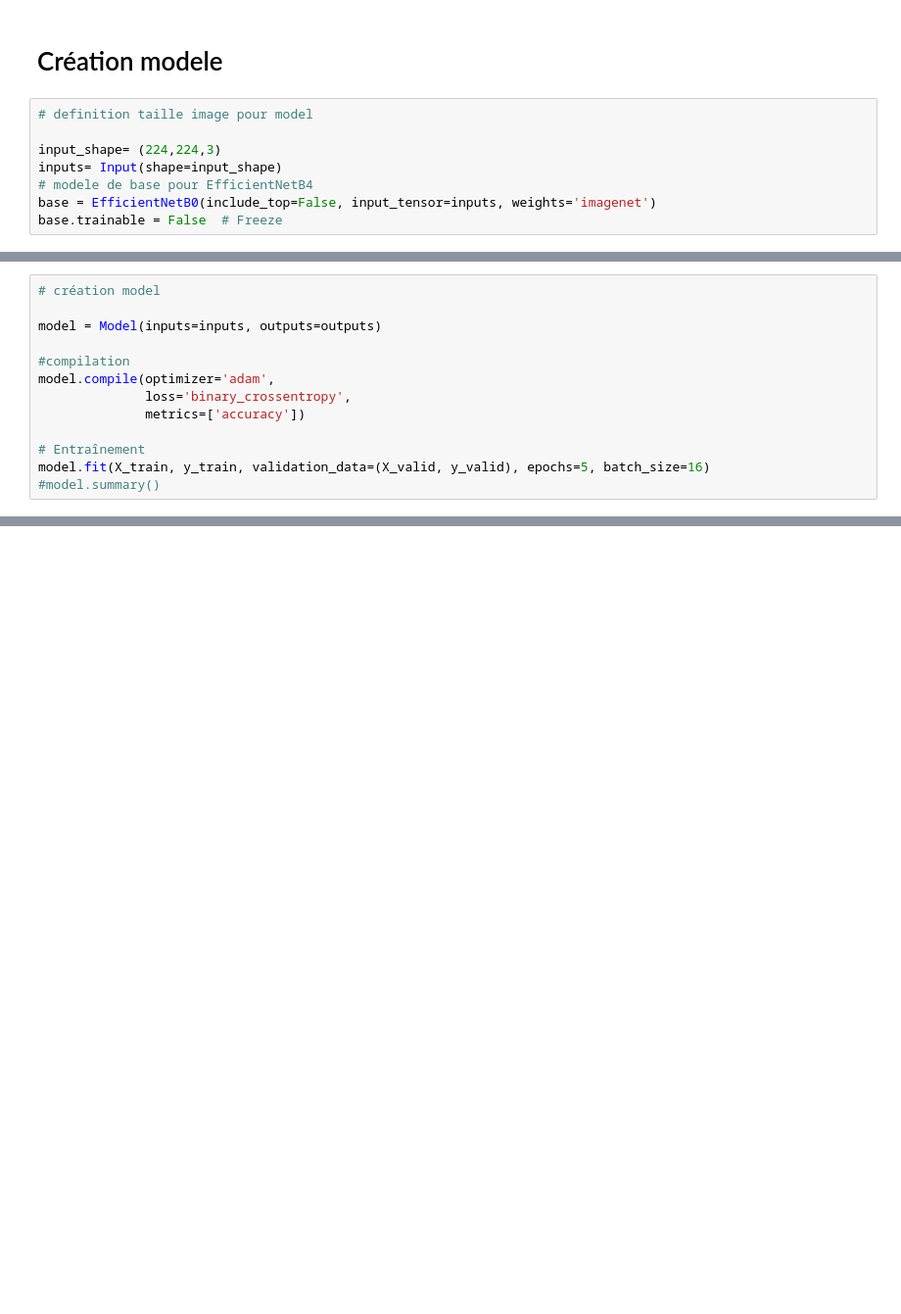
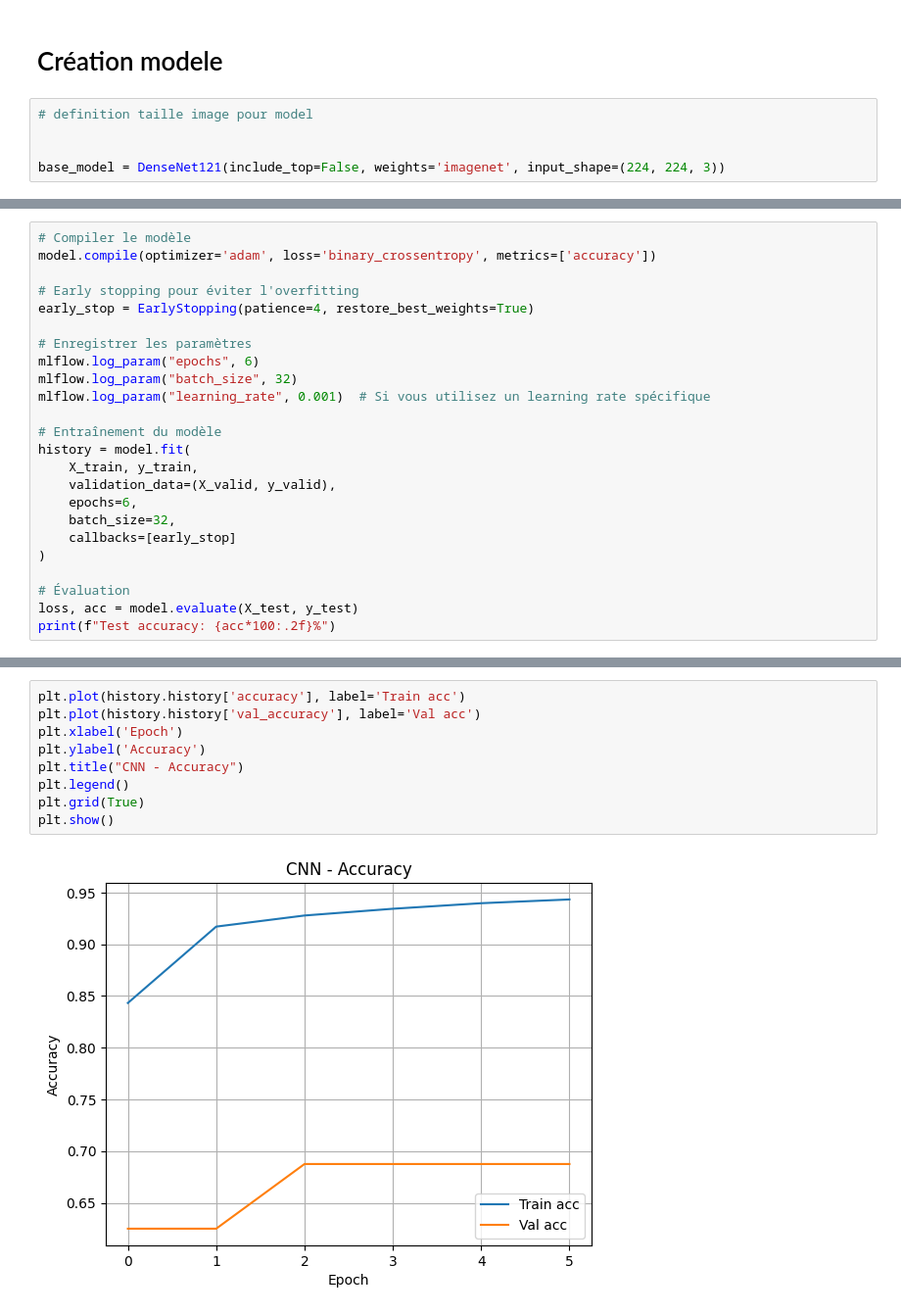
Before and after one commit to benjsant/MlFlow_medical_screen_CNN, a Jupyter notebook: transfer_learning.ipynb, the cells around one changed output, grey strips where cells are left out. Shown: that part at 98% size. Cells and saved outputs as stored; diff of their text form; blank space fills up the shorter version.

```diff
--- a/transfer_learning.ipynb
+++ b/transfer_learning.ipynb
@@ -131,8 +167,5 @@ X_valid /= 255.0
 # %%
 # definition taille image pour model
 
-input_shape= (224,224,3)
-inputs= Input(shape=input_shape)
-# modele de base pour EfficientNetB4
-base = EfficientNetB0(include_top=False, input_tensor=inputs, weights='imagenet')
-base.trainable = False  # Freeze
+
+base_model = DenseNet121(include_top=False, weights='imagenet', input_shape=(224, 224, 3))
@@ -148,13 +185,24 @@ outputs= Dense(1, activation='sigmoid')(features)
 # %%
-# création model
+# Compiler le modèle
+model.compile(optimizer='adam', loss='binary_crossentropy', metrics=['accuracy'])
 
-model = Model(inputs=inputs, outputs=outputs)
+# Early stopping pour éviter l'overfitting
+early_stop = EarlyStopping(patience=4, restore_best_weights=True)
 
-#compilation
-model.compile(optimizer='adam',
-              loss='binary_crossentropy',
-              metrics=['accuracy'])
+# Enregistrer les paramètres
+mlflow.log_param("epochs", 6)
+mlflow.log_param("batch_size", 32)
+mlflow.log_param("learning_rate", 0.001)  # Si vous utilisez un learning rate spécifique
 
-# Entraînement
-model.fit(X_train, y_train, validation_data=(X_valid, y_valid), epochs=5, batch_size=16)
-#model.summary()
+# Entraînement du modèle
+history = model.fit(
+    X_train, y_train,
+    validation_data=(X_valid, y_valid),
+    epochs=6,
+    batch_size=32,
+    callbacks=[early_stop]
+)
+
+# Évaluation
+loss, acc = model.evaluate(X_test, y_test)
+print(f"Test accuracy: {acc*100:.2f}%")
@@ -171,0 +225,11 @@ model.fit(
+# %%
+plt.plot(history.history['accuracy'], label='Train acc')
+plt.plot(history.history['val_accuracy'], label='Val acc')
+plt.xlabel('Epoch')
+plt.ylabel('Accuracy')
+plt.title("CNN - Accuracy")
+plt.legend()
+plt.grid(True)
+plt.show()
+# %% [output]
+[figure, added]
```
Also changed, not shown: parts of 22 cells of this notebook, 33 other files.
